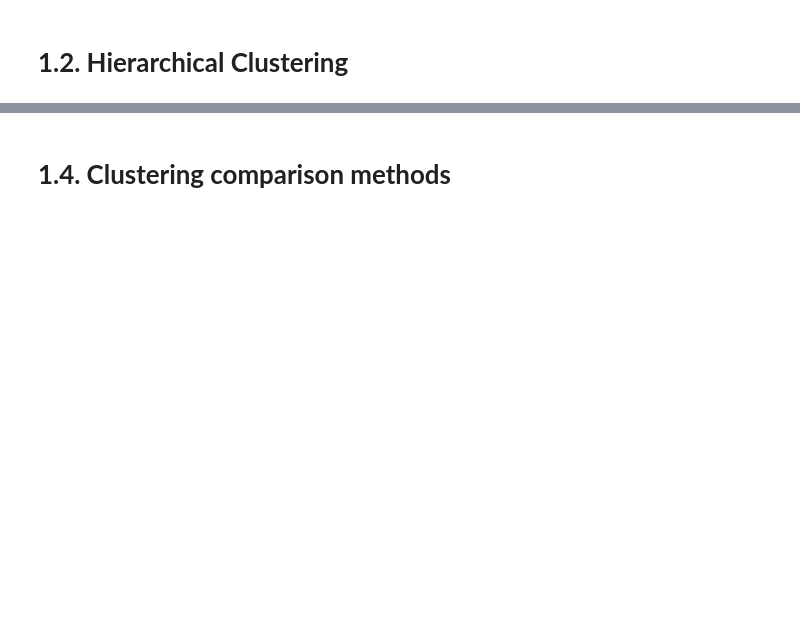
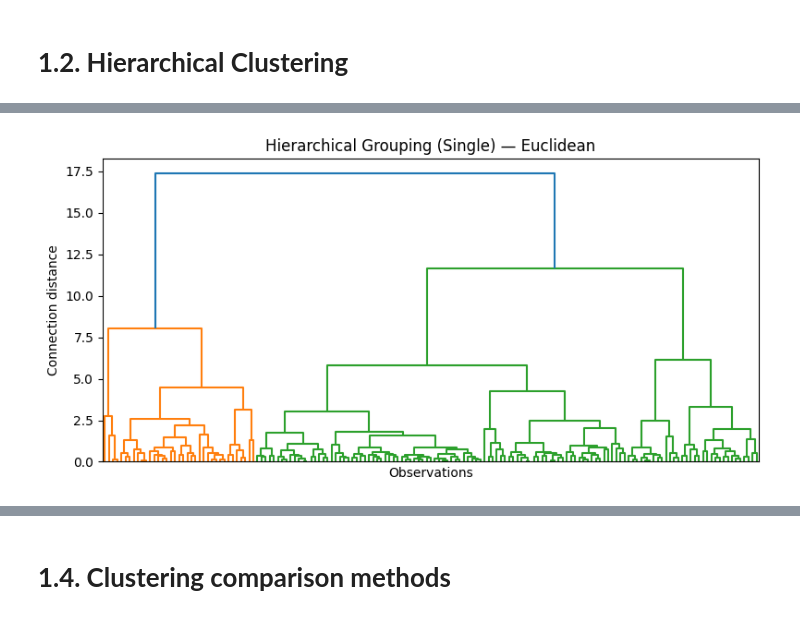
Before and after one commit to fehimecapar/Data-Science-For-Decision-Support, a Jupyter notebook: assignment4.ipynb, the cells around one changed output, grey strips where cells are left out. Saved outputs shown, nothing was run; the diff lists cells and outputs as text; code cells hidden in the pictures; blank space fills up the shorter version.

```diff
--- a/assignment4.ipynb
+++ b/assignment4.ipynb
@@ -556,0 +331,7 @@ display(summary_df.style.format({
+# %%
+plt.figure(figsize=(8, 4))
+plt.title('Hierarchical Grouping (Single) — Euclidean')
+dendrogram(Z_complete, no_labels=True)
+plt.xlabel('Observations'); plt.ylabel('Connection distance'); plt.tight_layout(); plt.show()
+# %% [output]
+[figure, added]
```
Also changed, not shown: parts of 283 cells of this notebook.
